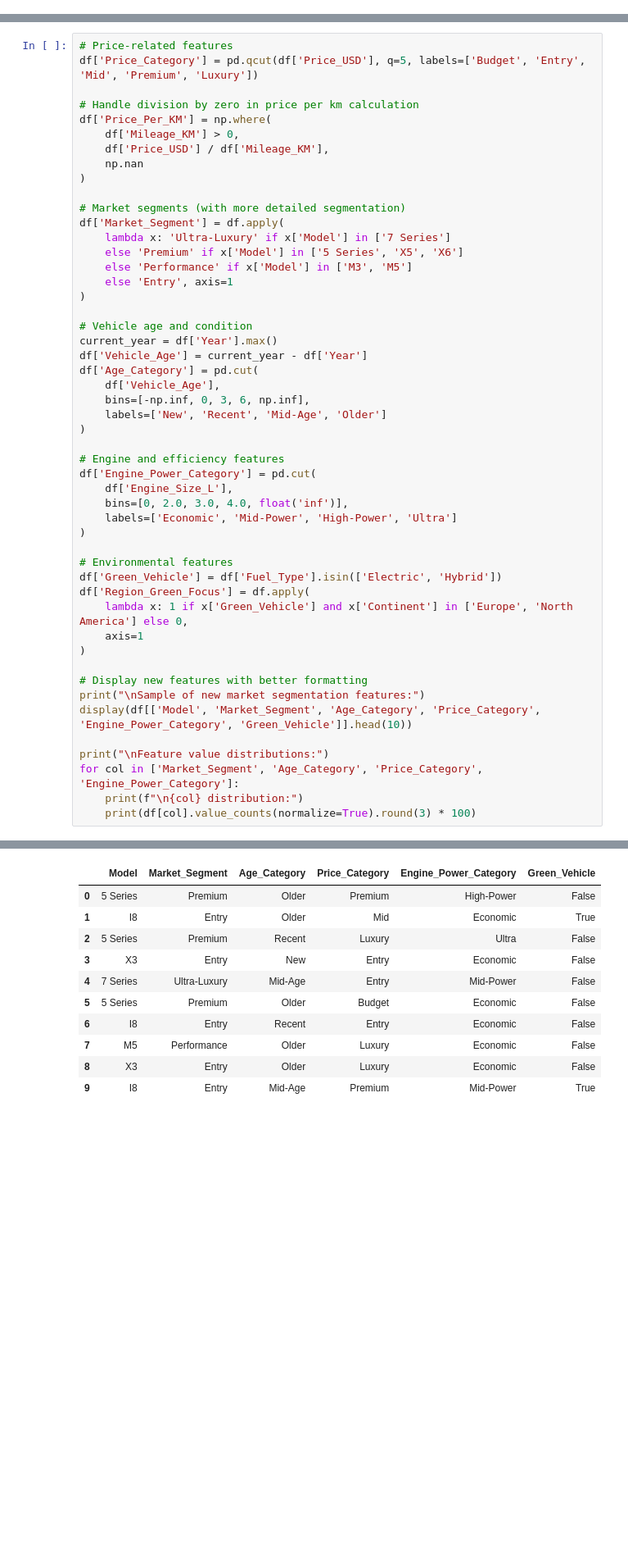
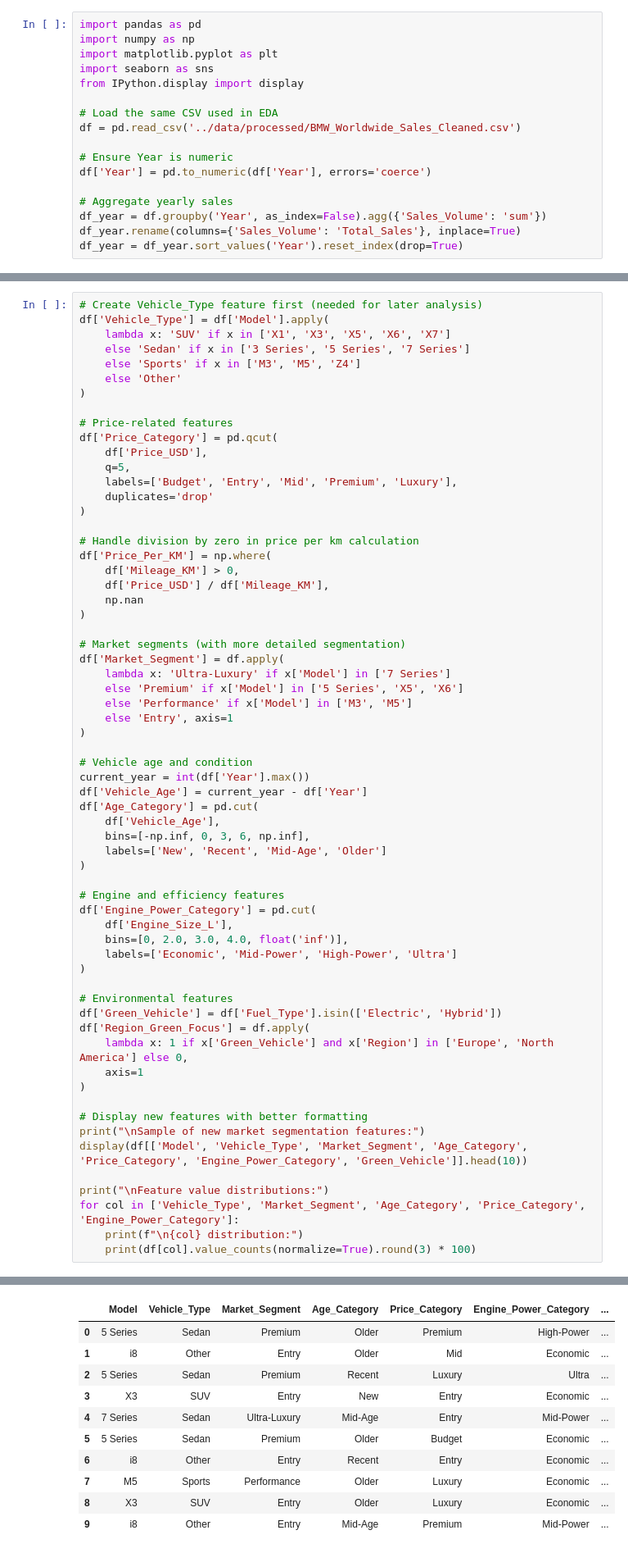
Before and after one commit to AkashAppari/BMW-Sales-Data-Analysis, a Jupyter notebook: notebooks/03_feature_engineering.ipynb, the cells around one changed output, grey strips where cells are left out. Shown: that part at 82% size. Saved outputs shown, nothing was run; the diff lists cells and outputs as text; blank space fills up the shorter version.

```diff
--- a/notebooks/03_feature_engineering.ipynb
+++ b/notebooks/03_feature_engineering.ipynb
@@ -102,0 +5,17 @@ Basic feature engineering complete. New columns added:
+# %%
+import pandas as pd
+import numpy as np
+import matplotlib.pyplot as plt
+import seaborn as sns
+from IPython.display import display
+
+# Load the same CSV used in EDA
+df = pd.read_csv('../data/processed/BMW_Worldwide_Sales_Cleaned.csv')
+
+# Ensure Year is numeric
+df['Year'] = pd.to_numeric(df['Year'], errors='coerce')
+
+# Aggregate yearly sales
+df_year = df.groupby('Year', as_index=False).agg({'Sales_Volume': 'sum'})
+df_year.rename(columns={'Sales_Volume': 'Total_Sales'}, inplace=True)
+df_year = df_year.sort_values('Year').reset_index(drop=True)
@@ -110,8 +60,21 @@ Creating features for market analysis:
 - Engine power categories
 - Environmental classification
 # %%
+# Create Vehicle_Type feature first (needed for later analysis)
+df['Vehicle_Type'] = df['Model'].apply(
+    lambda x: 'SUV' if x in ['X1', 'X3', 'X5', 'X6', 'X7']
+    else 'Sedan' if x in ['3 Series', '5 Series', '7 Series']
+    else 'Sports' if x in ['M3', 'M5', 'Z4']
+    else 'Other'
+)
+
 # Price-related features
-df['Price_Category'] = pd.qcut(df['Price_USD'], q=5, labels=['Budget', 'Entry', 'Mid', 'Premium', 'Luxury'])
+df['Price_Category'] = pd.qcut(
+    df['Price_USD'],
+    q=5,
+    labels=['Budget', 'Entry', 'Mid', 'Premium', 'Luxury'],
+    duplicates='drop'
+)
 
 # Handle division by zero in price per km calculation
 df['Price_Per_KM'] = np.where(
@@ -129,47 +92,47 @@ df['Market_Segment'] = df.apply(
 )
 
 # Vehicle age and condition
-current_year = df['Year'].max()
+current_year = int(df['Year'].max())
 df['Vehicle_Age'] = current_year - df['Year']
 df['Age_Category'] = pd.cut(
     df['Vehicle_Age'],
     bins=[-np.inf, 0, 3, 6, np.inf],
     labels=['New', 'Recent', 'Mid-Age', 'Older']
 )
 
 # Engine and efficiency features
 df['Engine_Power_Category'] = pd.cut(
     df['Engine_Size_L'],
     bins=[0, 2.0, 3.0, 4.0, float('inf')],
     labels=['Economic', 'Mid-Power', 'High-Power', 'Ultra']
 )
 
 # Environmental features
 df['Green_Vehicle'] = df['Fuel_Type'].isin(['Electric', 'Hybrid'])
 df['Region_Green_Focus'] = df.apply(
-    lambda x: 1 if x['Green_Vehicle'] and x['Continent'] in ['Europe', 'North America'] else 0,
+    lambda x: 1 if x['Green_Vehicle'] and x['Region'] in ['Europe', 'North America'] else 0,
     axis=1
 )
 
 # Display new features with better formatting
 print("\nSample of new market segmentation features:")
-display(df[['Model', 'Market_Segment', 'Age_Category', 'Price_Category', 'Engine_Power_Category', 'Green_Vehicle']].head(10))
+display(df[['Model', 'Vehicle_Type', 'Market_Segment', 'Age_Category', 'Price_Category', 'Engine_Power_Category', 'Green_Vehicle']].head(10))
 
 print("\nFeature value distributions:")
-for col in ['Market_Segment', 'Age_Category', 'Price_Category', 'Engine_Power_Category']:
+for col in ['Vehicle_Type', 'Market_Segment', 'Age_Category', 'Price_Category', 'Engine_Power_Category']:
     print(f"\n{col} distribution:")
     print(df[col].value_counts(normalize=True).round(3) * 100)
 # %% [output]
 Sample of new market segmentation features:
-|  | Model | Market_Segment | Age_Category | Price_Category | Engine_Power_Category | Green_Vehicle |
-| 0 | 5 Series | Premium | Older | Premium | High-Power | False |
-| 1 | I8 | Entry | Older | Mid | Economic | True |
-| 2 | 5 Series | Premium | Recent | Luxury | Ultra | False |
-| 3 | X3 | Entry | New | Entry | Economic | False |
-| 4 | 7 Series | Ultra-Luxury | Mid-Age | Entry | Mid-Power | False |
-| 5 | 5 Series | Premium | Older | Budget | Economic | False |
-| 6 | I8 | Entry | Recent | Entry | Economic | False |
-| 7 | M5 | Performance | Older | Luxury | Economic | False |
-| 8 | X3 | Entry | Older | Luxury | Economic | False |
-| 9 | I8 | Entry | Mid-Age | Premium | Mid-Power | True |
+|  | Model | Vehicle_Type | Market_Segment | Age_Category | Price_Category | Engine_Power_Category | ... |
+| 0 | 5 Series | Sedan | Premium | Older | Premium | High-Power | ... |
+| 1 | i8 | Other | Entry | Older | Mid | Economic | ... |
+| 2 | 5 Series | Sedan | Premium | Recent | Luxury | Ultra | ... |
+| 3 | X3 | SUV | Entry | New | Entry | Economic | ... |
+| 4 | 7 Series | Sedan | Ultra-Luxury | Mid-Age | Entry | Mid-Power | ... |
+| 5 | 5 Series | Sedan | Premium | Older | Budget | Economic | ... |
+| 6 | i8 | Other | Entry | Recent | Entry | Economic | ... |
+| 7 | M5 | Sports | Performance | Older | Luxury | Economic | ... |
+| 8 | X3 | SUV | Entry | Older | Luxury | Economic | ... |
+| 9 | i8 | Other | Entry | Mid-Age | Premium | Mid-Power | ... |
 Feature value distributions:
```
Also changed, not shown: parts of 27 cells of this notebook, 5 other files.
